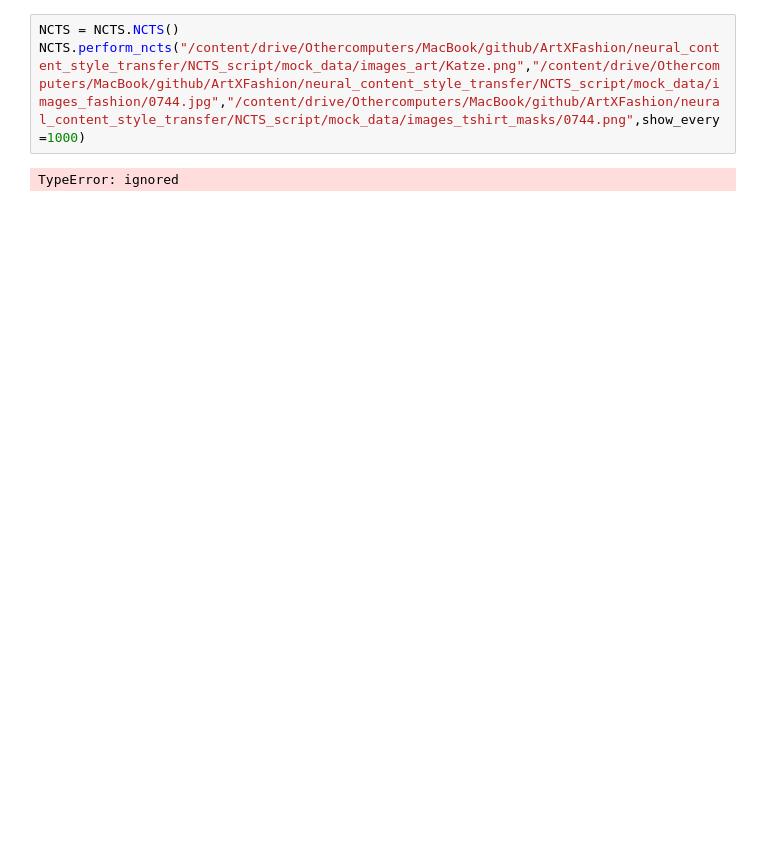
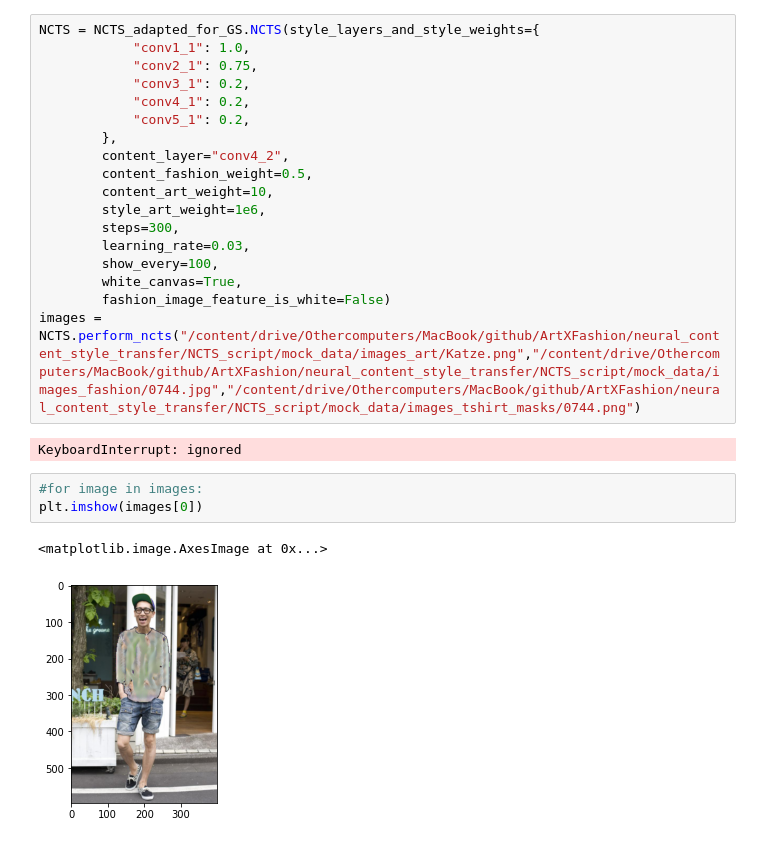
Before and after one commit to u-adrian/ArtXFashion, a Jupyter notebook: neural_content_style_transfer/notebook_shell.ipynb, the cells around one changed output. Saved outputs shown, nothing was run; the diff lists cells and outputs as text; blank space fills up the shorter version.

```diff
--- a/neural_content_style_transfer/notebook_shell.ipynb
+++ b/neural_content_style_transfer/notebook_shell.ipynb
@@ -14,5 +31,26 @@ GPU 0: Tesla T4 (UUID: GPU-7e368162-917e-9ad7-e7b6-5e9a06be7ea8)
 # %%
-NCTS = NCTS.NCTS()
-NCTS.perform_ncts("/content/drive/Othercomputers/MacBook/github/ArtXFashion/neural_content_style_transfer/NCTS_script/mock_data/images_art/Katze.png","/content/drive/Othercomputers/MacBook/github/ArtXFashion/neural_content_style_transfer/NCTS_script/mock_data/images_fashion/0744.jpg","/content/drive/Othercomputers/MacBook/github/ArtXFashion/neural_content_style_transfer/NCTS_script/mock_data/images_tshirt_masks/0744.png",show_every=1000)
+NCTS = NCTS_adapted_for_GS.NCTS(style_layers_and_style_weights={
+            "conv1_1": 1.0,
+            "conv2_1": 0.75,
+            "conv3_1": 0.2,
+            "conv4_1": 0.2,
+            "conv5_1": 0.2,
+        },
+        content_layer="conv4_2",
+        content_fashion_weight=0.5,
+        content_art_weight=10,
+        style_art_weight=1e6,
+        steps=300,
+        learning_rate=0.03,
+        show_every=100,
+        white_canvas=True,
+        fashion_image_feature_is_white=False)
+images = NCTS.perform_ncts("/content/drive/Othercomputers/MacBook/github/ArtXFashion/neural_content_style_transfer/NCTS_script/mock_data/images_art/Katze.png","/content/drive/Othercomputers/MacBook/github/ArtXFashion/neural_content_style_transfer/NCTS_script/mock_data/images_fashion/0744.jpg","/content/drive/Othercomputers/MacBook/github/ArtXFashion/neural_content_style_transfer/NCTS_script/mock_data/images_tshirt_masks/0744.png")
 # %% [output]
-TypeError: ignored
+KeyboardInterrupt: ignored
+# %%
+#for image in images:
+plt.imshow(images[0])
+# %% [output]
+<matplotlib.image.AxesImage at 0x...>
+[figure, added]
```
Also changed, not shown: parts of 2 cells of this notebook, 1 other file.
